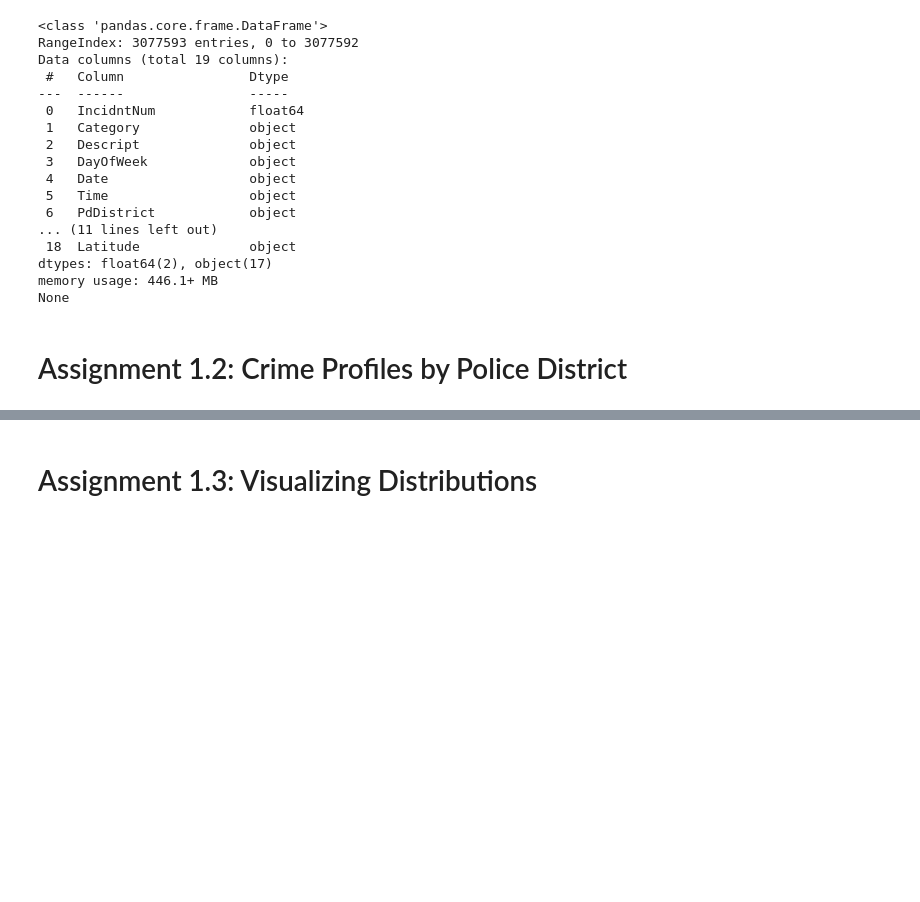
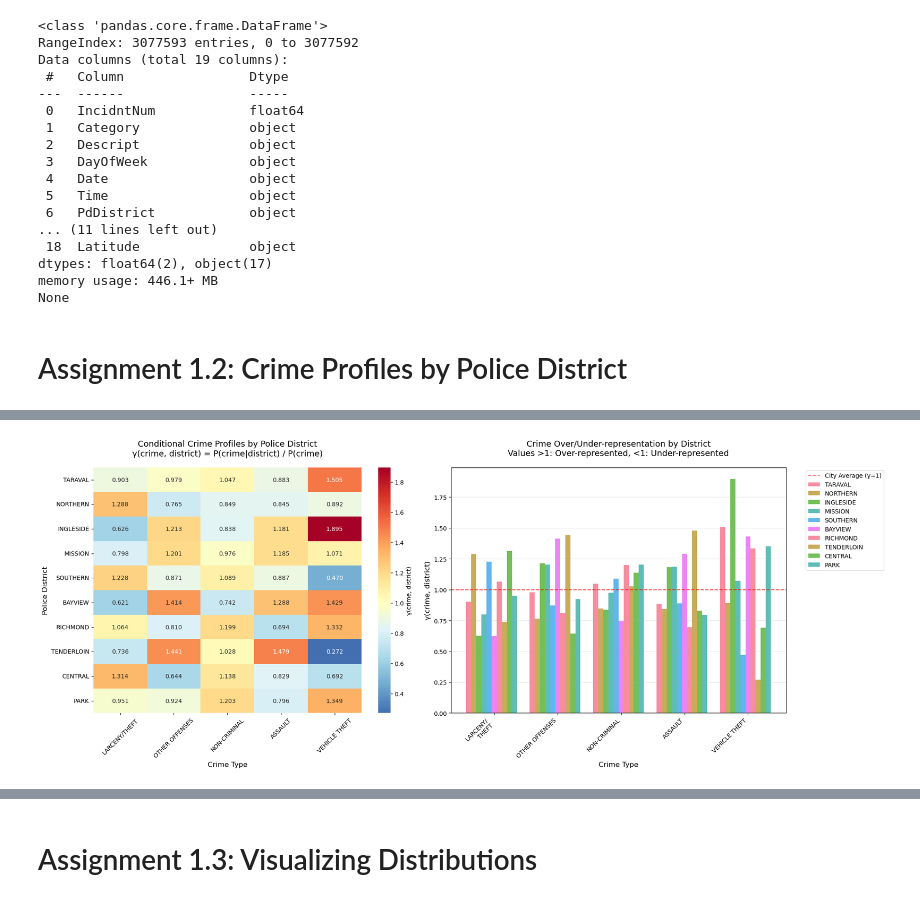
Before and after one commit to michmai/-02806-Social-Data-Analysis-and-Visualization, a Jupyter notebook: Assignment1.ipynb, the cells around one changed output, grey strips where cells are left out. Cells and saved outputs as stored; diff of their text form; code cells hidden in the pictures; blank space fills up the shorter version.

```diff
--- a/Assignment1.ipynb
+++ b/Assignment1.ipynb
@@ -73,0 +197,68 @@ None
+# %%
+# Create visualizations for conditional crime profiles
+
+plt.style.use('default')
+sns.set_palette("husl")
+
+fig, (ax1, ax2) = plt.subplots(1, 2, figsize=(20, 8))
+
+
+sns.heatmap(gamma_matrix, annot=True, cmap='RdYlBu_r', center=1,
+            fmt='.3f', cbar_kws={'label': 'γ(crime, district)'}, ax=ax1)
+ax1.set_title('Conditional Crime Profiles by Police District\nγ(crime, district) = P(crime|district) / P(crime)',
+              fontsize=14, pad=20)
+ax1.set_xlabel('Crime Type', fontsize=12)
+ax1.set_ylabel('Police District', fontsize=12)
+ax1.tick_params(axis='x', rotation=45)
+
+gamma_matrix_transposed = gamma_matrix.T
+x = np.arange(len(personal_focus_crimes))
+width = 0.08
+districts_to_plot = gamma_matrix.index[:10]
+
+for i, district in enumerate(districts_to_plot):
+    offset = (i - len(districts_to_plot)/2) * width
+    values = [gamma_matrix.loc[district, crime] for crime in personal_focus_crimes]
+    ax2.bar(x + offset, values, width, label=district, alpha=0.8)
+
+ax2.axhline(y=1, color='red', linestyle='--', alpha=0.7, label='City Average (γ=1)')
+ax2.set_xlabel('Crime Type', fontsize=12)
+ax2.set_ylabel('γ(crime, district)', fontsize=12)
+ax2.set_title('Crime Over/Under-representation by District\nValues >1: Over-represented, <1: Under-represented',
+              fontsize=14, pad=20)
+ax2.set_xticks(x)
+ax2.set_xticklabels([crime.replace('/', '/\n') for crime in personal_focus_crimes], rotation=45, ha='right')
+ax2.legend(bbox_to_anchor=(1.05, 1), loc='upper left')
+ax2.grid(axis='y', alpha=0.3)
+
+plt.tight_layout()
+plt.show()
+
+# Print summary statistics
+print("Summary of conditional crime profiles (γ values):")
+print("=" * 50)
+print(f"Mean γ per district:")
+district_means = gamma_matrix.mean(axis=1).sort_values(ascending=False)
+for district, mean_gamma in district_means.items():
+    print(f"{district:12}: {mean_gamma:.3f}")
+
+print(f"\nMean γ per crime type:")
+crime_means = gamma_matrix.mean(axis=0).sort_values(ascending=False)
+for crime, mean_gamma in crime_means.items():
+    print(f"{crime:15}: {mean_gamma:.3f}")
+
+print(f"\nDistricts with highest over-representation (max γ > 1.5):")
+for district in gamma_matrix.index:
+    max_gamma = gamma_matrix.loc[district].max()
+    if max_gamma > 1.5:
+        max_crime = gamma_matrix.loc[district].idxmax()
+        print(f"{district:12}: {max_crime:15} (γ = {max_gamma:.3f})")
+
+print(f"\nDistricts with highest under-representation (min γ < 0.7):")
+for district in gamma_matrix.index:
+    min_gamma = gamma_matrix.loc[district].min()
+    if min_gamma < 0.7:
+        min_crime = gamma_matrix.loc[district].idxmin()
+        print(f"{district:12}: {min_crime:15} (γ = {min_gamma:.3f})")
+# %% [output]
+[figure, added]
```
Also changed, not shown: parts of 8 cells of this notebook.
